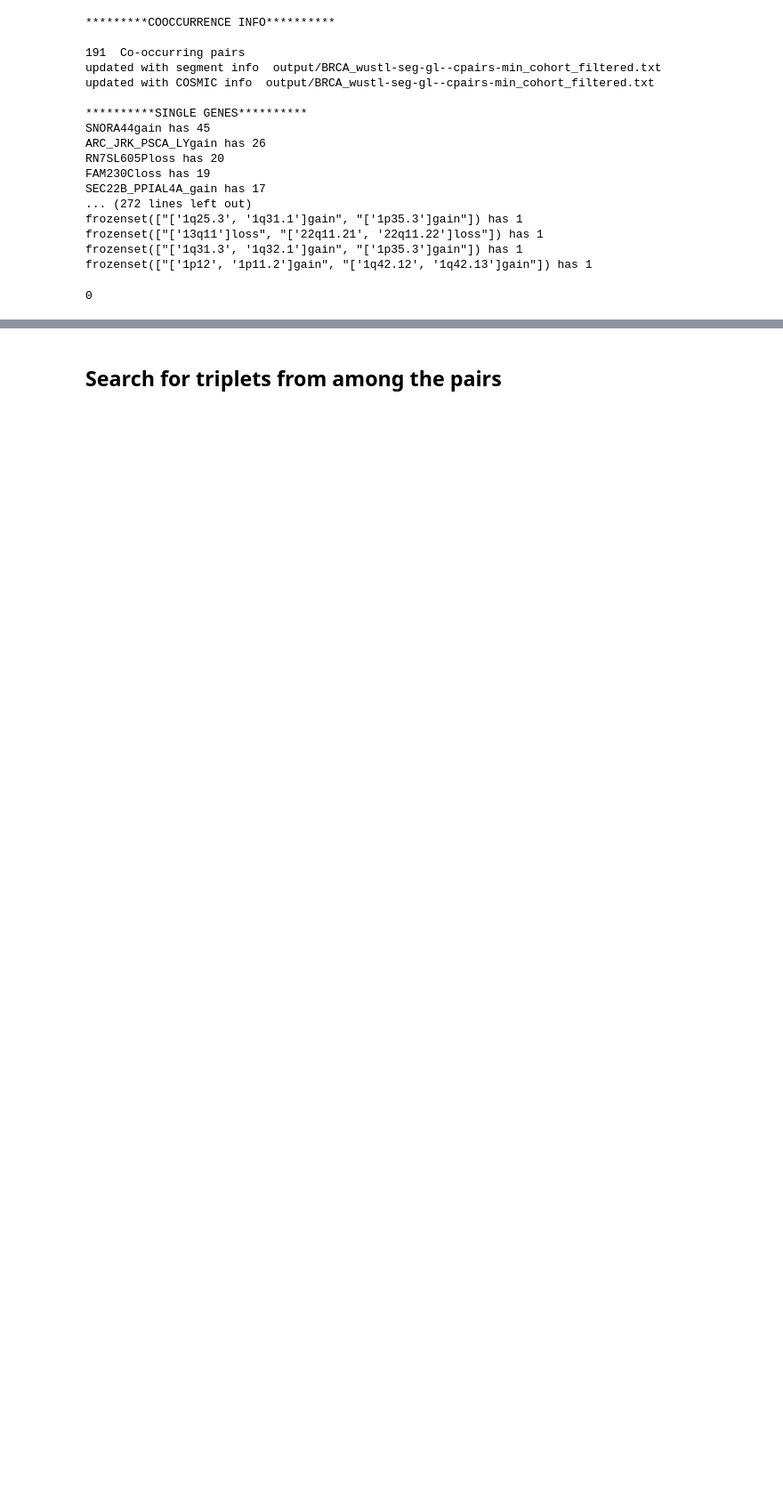
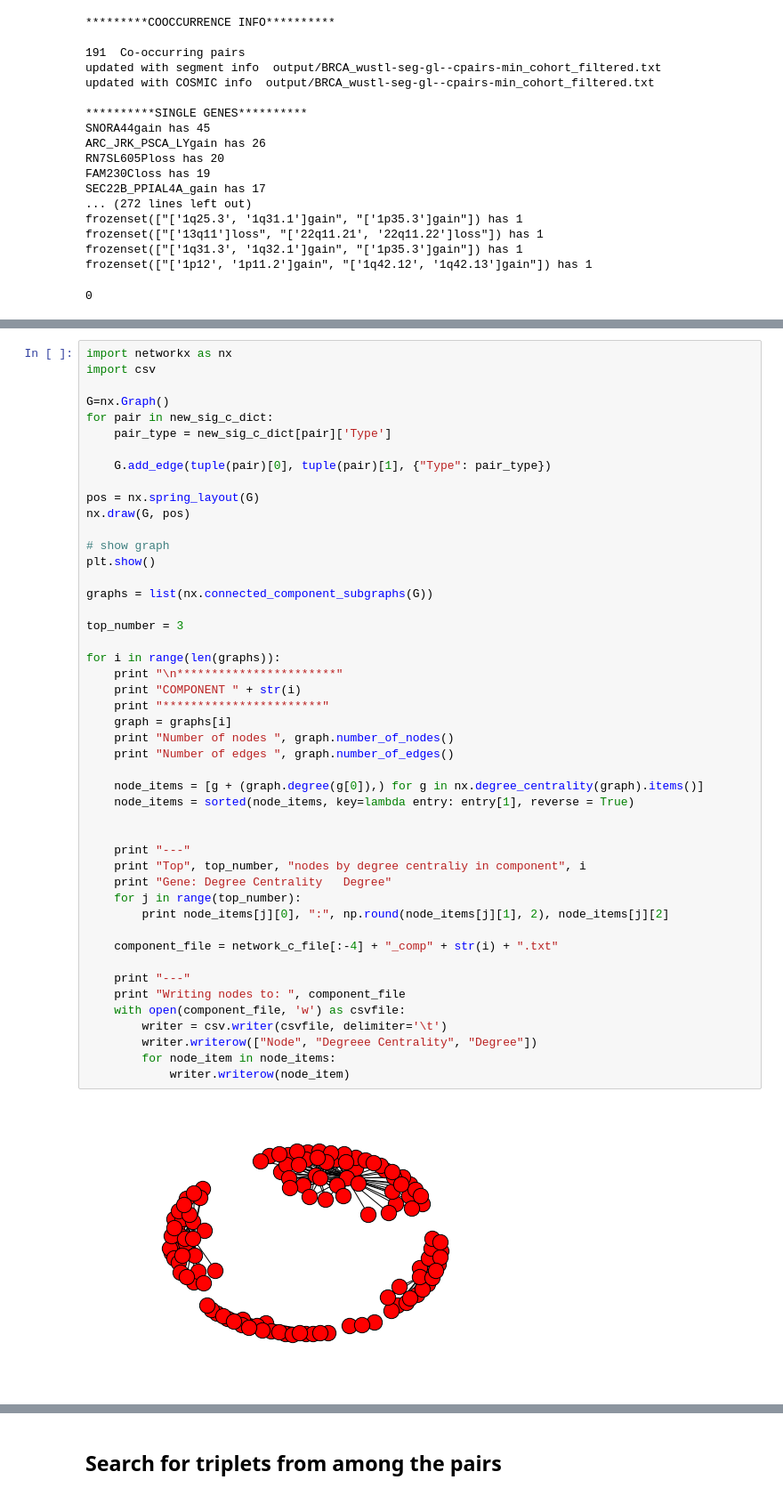
Before and after one commit to lujonathanh/coffdrop, a Jupyter notebook: Mutex_Runs.ipynb, the cells around one changed output, grey strips where cells are left out. Shown at 89% size. Drawn from its saved outputs; the diff is of its cells as text; blank space fills up the shorter version.

```diff
--- a/Mutex_Runs.ipynb
+++ b/Mutex_Runs.ipynb
@@ -659,0 +722,49 @@ frozenset(["['1p12', '1p11.2']gain", "['1q42.12', '1q42.13']gain"]) has 1
+# %%
+import networkx as nx
+import csv
+
+G=nx.Graph()
+for pair in new_sig_c_dict:
+    pair_type = new_sig_c_dict[pair]['Type']
+
+    G.add_edge(tuple(pair)[0], tuple(pair)[1], {"Type": pair_type})
+
+pos = nx.spring_layout(G)
+nx.draw(G, pos)
+
+# show graph
+plt.show()
+
+graphs = list(nx.connected_component_subgraphs(G))
+
+top_number = 3
+
+for i in range(len(graphs)):
+    print "\n***********************"
+    print "COMPONENT " + str(i)
+    print "***********************"
+    graph = graphs[i]
+    print "Number of nodes ", graph.number_of_nodes()
+    print "Number of edges ", graph.number_of_edges()
+
+    node_items = [g + (graph.degree(g[0]),) for g in nx.degree_centrality(graph).items()]
+    node_items = sorted(node_items, key=lambda entry: entry[1], reverse = True)
+
+
+    print "---"
+    print "Top", top_number, "nodes by degree centraliy in component", i
+    print "Gene: Degree Centrality   Degree"
+    for j in range(top_number):
+        print node_items[j][0], ":", np.round(node_items[j][1], 2), node_items[j][2]
+
+    component_file = network_c_file[:-4] + "_comp" + str(i) + ".txt"
+
+    print "---"
+    print "Writing nodes to: ", component_file
+    with open(component_file, 'w') as csvfile:
+        writer = csv.writer(csvfile, delimiter='\t')
+        writer.writerow(["Node", "Degreee Centrality", "Degree"])
+        for node_item in node_items:
+            writer.writerow(node_item)
+# %% [output]
+[figure, added]
```
Also changed, not shown: parts of 11 cells of this notebook, 7 other files.
